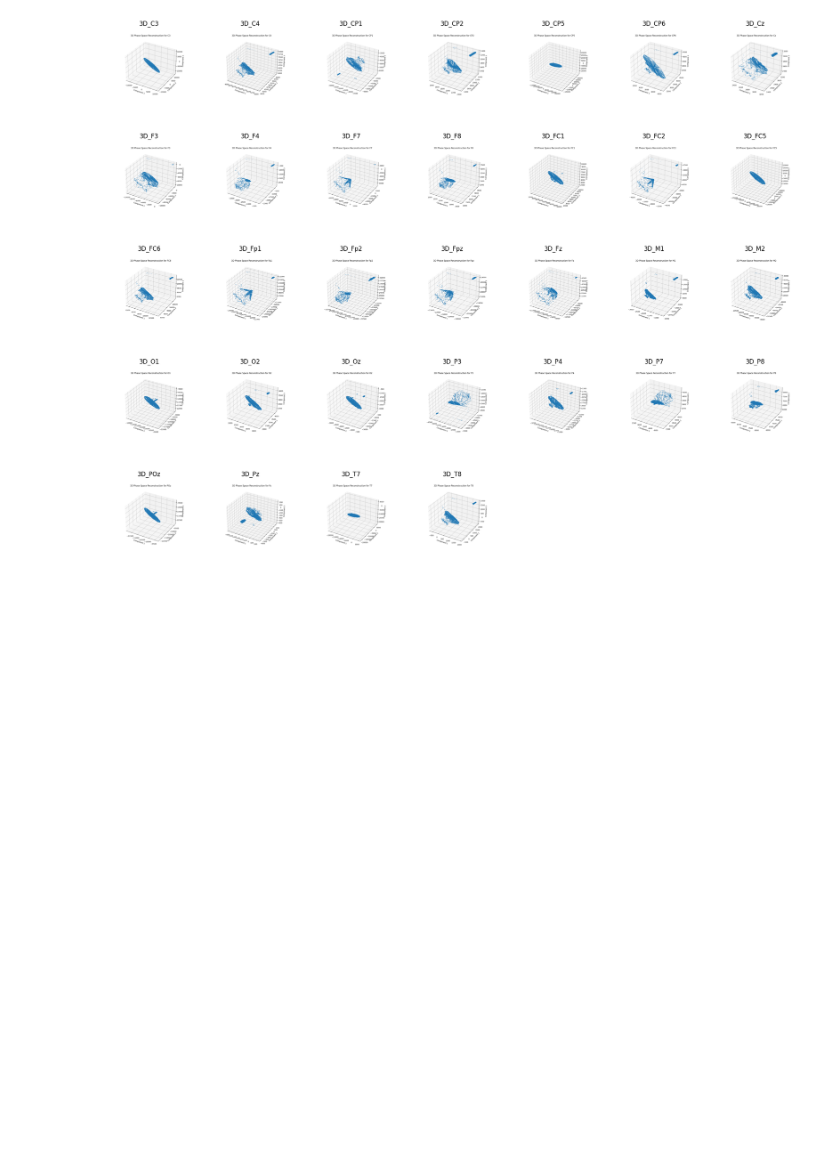
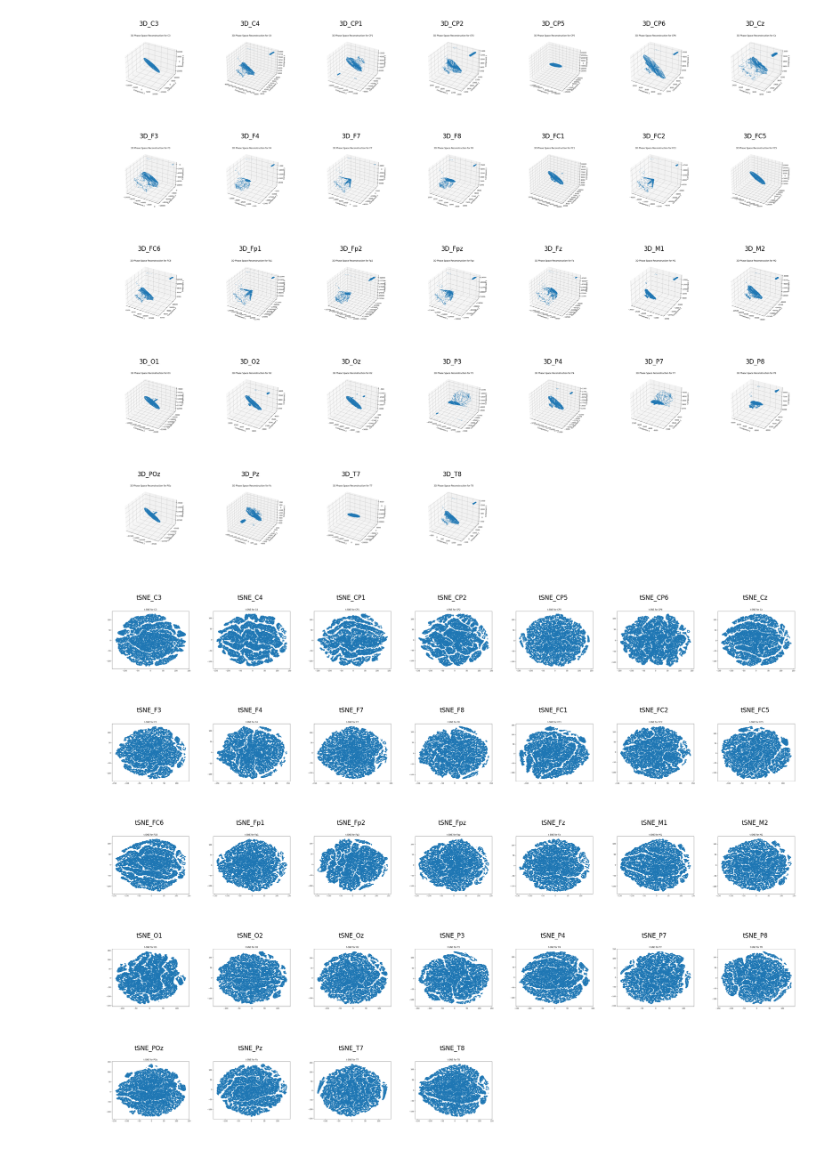
Before and after one commit to Metaverse-Crowdsource/Complete-Neural-Signal-Analysis, a Jupyter notebook: Systems_and_states/plots.ipynb, the cells around one changed output. Drawn from its saved outputs; the diff is of its cells as text; code cells hidden in the pictures; blank space fills up the shorter version.

```diff
--- a/Systems_and_states/plots.ipynb
+++ b/Systems_and_states/plots.ipynb
@@ -65,3 +65,68 @@ plt.subplots_adjust(wspace=0.02, hspace=0.02)  # Reduce wspace and hspace for sm
 plt.show()
 # %% [output]
 [figure]
+# %%
+import matplotlib.pyplot as plt
+import matplotlib.image as mpimg
+
+# List of file paths
+file_paths = [
+    "/home/vincent/MySSD/JupyterProjects/AAA_projects/UnlimitedResearchCooperative/Synthetic_Intelligence_Labs/EEG_Chaos_Kuramoto_Neural_Net/plots/tSNE_C3.png",
+    "/home/vincent/MySSD/JupyterProjects/AAA_projects/UnlimitedResearchCooperative/Synthetic_Intelligence_Labs/EEG_Chaos_Kuramoto_Neural_Net/plots/tSNE_C4.png",
+    "/home/vincent/MySSD/JupyterProjects/AAA_projects/UnlimitedResearchCooperative/Synthetic_Intelligence_Labs/EEG_Chaos_Kuramoto_Neural_Net/plots/tSNE_CP1.png",
+    "/home/vincent/MySSD/JupyterProjects/AAA_projects/UnlimitedResearchCooperative/Synthetic_Intelligence_Labs/EEG_Chaos_Kuramoto_Neural_Net/plots/tSNE_CP2.png",
+    "/home/vincent/MySSD/JupyterProjects/AAA_projects/UnlimitedResearchCooperative/Synthetic_Intelligence_Labs/EEG_Chaos_Kuramoto_Neural_Net/plots/tSNE_CP5.png",
+    "/home/vincent/MySSD/JupyterProjects/AAA_projects/UnlimitedResearchCooperative/Synthetic_Intelligence_Labs/EEG_Chaos_Kuramoto_Neural_Net/plots/tSNE_CP6.png",
+    "/home/vincent/MySSD/JupyterProjects/AAA_projects/UnlimitedResearchCooperative/Synthetic_Intelligence_Labs/EEG_Chaos_Kuramoto_Neural_Net/plots/tSNE_Cz.png",
+    "/home/vincent/MySSD/JupyterProjects/AAA_projects/UnlimitedResearchCooperative/Synthetic_Intelligence_Labs/EEG_Chaos_Kuramoto_Neural_Net/plots/tSNE_F3.png",
+    "/home/vincent/MySSD/JupyterProjects/AAA_projects/UnlimitedResearchCooperative/Synthetic_Intelligence_Labs/EEG_Chaos_Kuramoto_Neural_Net/plots/tSNE_F4.png",
+    "/home/vincent/MySSD/JupyterProjects/AAA_projects/UnlimitedResearchCooperative/Synthetic_Intelligence_Labs/EEG_Chaos_Kuramoto_Neural_Net/plots/tSNE_F7.png",
+    "/home/vincent/MySSD/JupyterProjects/AAA_projects/UnlimitedResearchCooperative/Synthetic_Intelligence_Labs/EEG_Chaos_Kuramoto_Neural_Net/plots/tSNE_F8.png",
+    "/home/vincent/MySSD/JupyterProjects/AAA_projects/UnlimitedResearchCooperative/Synthetic_Intelligence_Labs/EEG_Chaos_Kuramoto_Neural_Net/plots/tSNE_FC1.png",
+    "/home/vincent/MySSD/JupyterProjects/AAA_projects/UnlimitedResearchCooperative/Synthetic_Intelligence_Labs/EEG_Chaos_Kuramoto_Neural_Net/plots/tSNE_FC2.png",
+    "/home/vincent/MySSD/JupyterProjects/AAA_projects/UnlimitedResearchCooperative/Synthetic_Intelligence_Labs/EEG_Chaos_Kuramoto_Neural_Net/plots/tSNE_FC5.png",
+    "/home/vincent/MySSD/JupyterProjects/AAA_projects/UnlimitedResearchCooperative/Synthetic_Intelligence_Labs/EEG_Chaos_Kuramoto_Neural_Net/plots/tSNE_FC6.png",
+    "/home/vincent/MySSD/JupyterProjects/AAA_projects/UnlimitedResearchCooperative/Synthetic_Intelligence_Labs/EEG_Chaos_Kuramoto_Neural_Net/plots/tSNE_Fp1.png",
+    "/home/vincent/MySSD/JupyterProjects/AAA_projects/UnlimitedResearchCooperative/Synthetic_Intelligence_Labs/EEG_Chaos_Kuramoto_Neural_Net/plots/tSNE_Fp2.png",
+    "/home/vincent/MySSD/JupyterProjects/AAA_projects/UnlimitedResearchCooperative/Synthetic_Intelligence_Labs/EEG_Chaos_Kuramoto_Neural_Net/plots/tSNE_Fpz.png",
+    "/home/vincent/MySSD/JupyterProjects/AAA_projects/UnlimitedResearchCooperative/Synthetic_Intelligence_Labs/EEG_Chaos_Kuramoto_Neural_Net/plots/tSNE_Fz.png",
+    "/home/vincent/MySSD/JupyterProjects/AAA_projects/UnlimitedResearchCooperative/Synthetic_Intelligence_Labs/EEG_Chaos_Kuramoto_Neural_Net/plots/tSNE_M1.png",
+    "/home/vincent/MySSD/JupyterProjects/AAA_projects/UnlimitedResearchCooperative/Synthetic_Intelligence_Labs/EEG_Chaos_Kuramoto_Neural_Net/plots/tSNE_M2.png",
+    "/home/vincent/MySSD/JupyterProjects/AAA_projects/UnlimitedResearchCooperative/Synthetic_Intelligence_Labs/EEG_Chaos_Kuramoto_Neural_Net/plots/tSNE_O1.png",
+    "/home/vincent/MySSD/JupyterProjects/AAA_projects/UnlimitedResearchCooperative/Synthetic_Intelligence_Labs/EEG_Chaos_Kuramoto_Neural_Net/plots/tSNE_O2.png",
+    "/home/vincent/MySSD/JupyterProjects/AAA_projects/UnlimitedResearchCooperative/Synthetic_Intelligence_Labs/EEG_Chaos_Kuramoto_Neural_Net/plots/tSNE_Oz.png",
+    "/home/vincent/MySSD/JupyterProjects/AAA_projects/UnlimitedResearchCooperative/Synthetic_Intelligence_Labs/EEG_Chaos_Kuramoto_Neural_Net/plots/tSNE_P3.png",
+    "/home/vincent/MySSD/JupyterProjects/AAA_projects/UnlimitedResearchCooperative/Synthetic_Intelligence_Labs/EEG_Chaos_Kuramoto_Neural_Net/plots/tSNE_P4.png",
+    "/home/vincent/MySSD/JupyterProjects/AAA_projects/UnlimitedResearchCooperative/Synthetic_Intelligence_Labs/EEG_Chaos_Kuramoto_Neural_Net/plots/tSNE_P7.png",
+    "/home/vincent/MySSD/JupyterProjects/AAA_projects/UnlimitedResearchCooperative/Synthetic_Intelligence_Labs/EEG_Chaos_Kuramoto_Neural_Net/plots/tSNE_P8.png",
+    "/home/vincent/MySSD/JupyterProjects/AAA_projects/UnlimitedResearchCooperative/Synthetic_Intelligence_Labs/EEG_Chaos_Kuramoto_Neural_Net/plots/tSNE_POz.png",
+    "/home/vincent/MySSD/JupyterProjects/AAA_projects/UnlimitedResearchCooperative/Synthetic_Intelligence_Labs/EEG_Chaos_Kuramoto_Neural_Net/plots/tSNE_Pz.png",
+    "/home/vincent/MySSD/JupyterProjects/AAA_projects/UnlimitedResearchCooperative/Synthetic_Intelligence_Labs/EEG_Chaos_Kuramoto_Neural_Net/plots/tSNE_T7.png",
+    "/home/vincent/MySSD/JupyterProjects/AAA_projects/UnlimitedResearchCooperative/Synthetic_Intelligence_Labs/EEG_Chaos_Kuramoto_Neural_Net/plots/tSNE_T8.png"
+]
+
+# Determine the grid size
+grid_size = (5, 7)  # Adjust the grid size based on the number of images
+
+# Set up the matplotlib figure and axes based on the grid size
+fig, axs = plt.subplots(grid_size[0], grid_size[1], figsize=(25, 20))  # Increase figsize for bigger images
+
+# Flatten the axes array for easy iteration
+axs = axs.ravel()
+
+# Loop through file paths and plot each image
+for i, file_path in enumerate(file_paths):
+    img = mpimg.imread(file_path)
+    axs[i].imshow(img)
+    axs[i].axis('off')  # Hide the axes
+    axs[i].set_title(file_path.split('/')[-1].split('.')[0])  # Set the title to the file name without extension
+
+# Hide any remaining axes if there are fewer images than subplots
+for j in range(i + 1, len(axs)):
+    axs[j].axis('off')
+
+# Adjust layout to prevent overlap and reduce space between images
+plt.subplots_adjust(wspace=0.02, hspace=0.02)  # Reduce wspace and hspace for smaller spaces between images
+plt.show()
+# %% [output]
+[figure, added]
```
Also changed, not shown: parts of 1 cell of this notebook, 1 other file.
